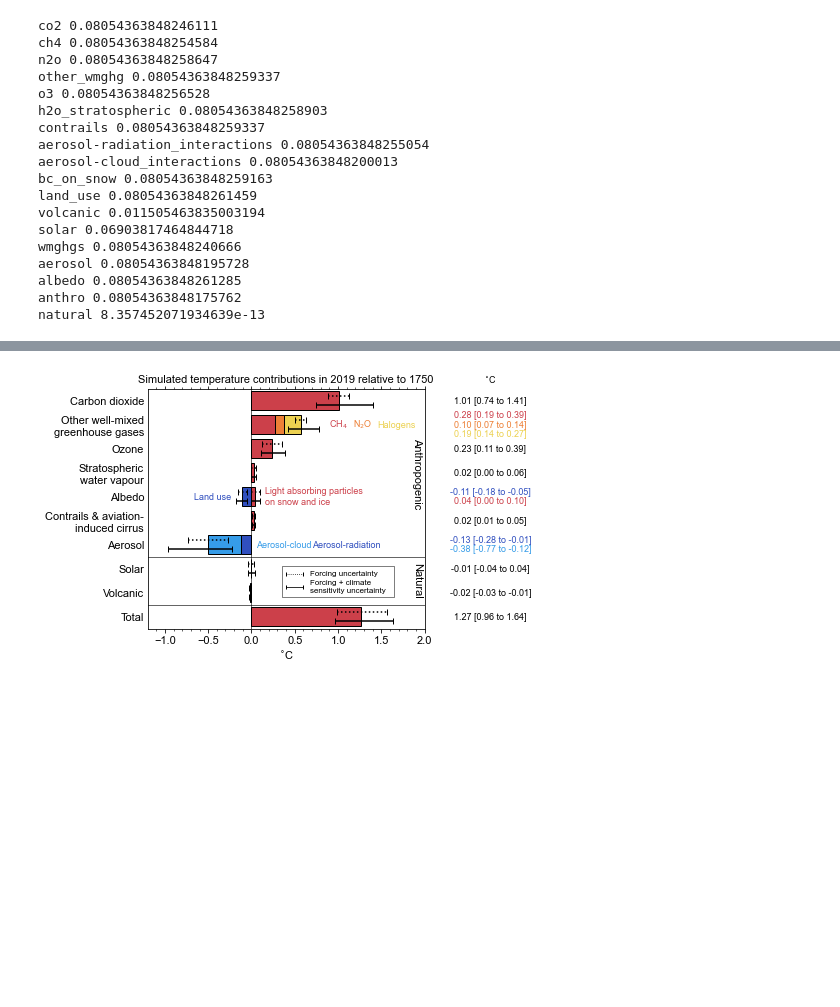
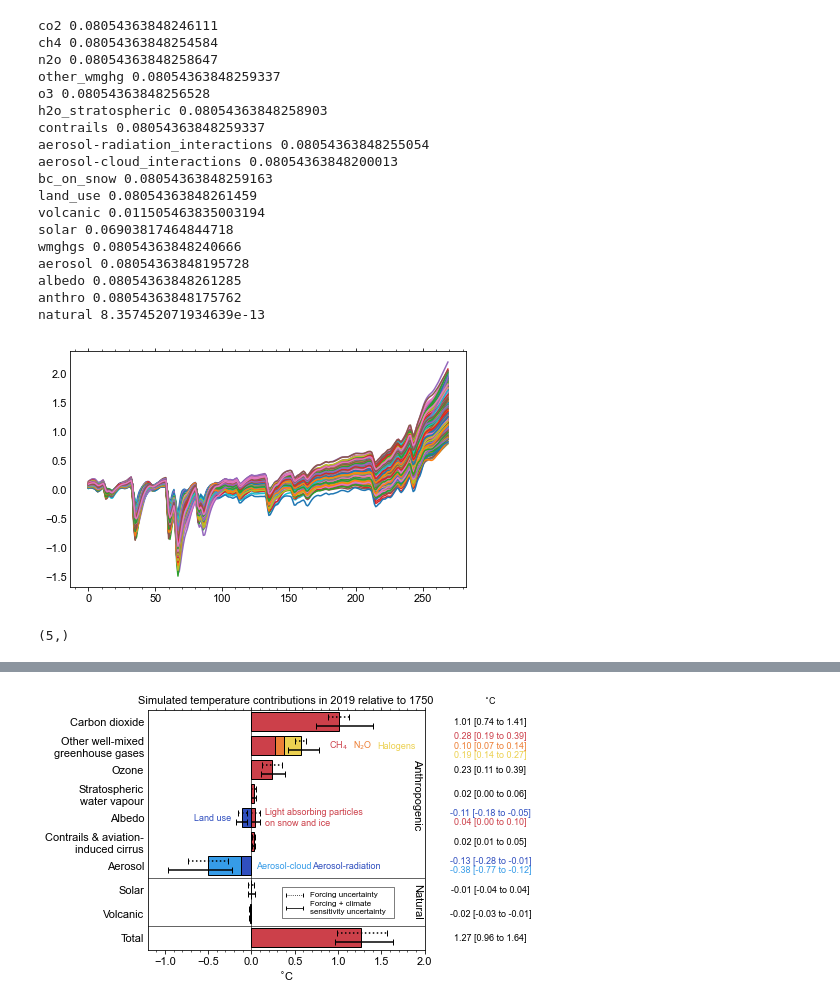
Before and after one commit to chrisroadmap/ar6, a Jupyter notebook: notebooks/220_chapter7_fig7.7.ipynb, the cells around one changed output, grey strips where cells are left out. Cells and saved outputs as stored; diff of their text form; code cells hidden in the pictures; blank space fills up the shorter version.

```diff
--- a/notebooks/220_chapter7_fig7.7.ipynb
+++ b/notebooks/220_chapter7_fig7.7.ipynb
@@ -70,6 +72,10 @@ aerosol 0.08054363848195728
 albedo 0.08054363848261285
 anthro 0.08054363848175762
 natural 8.357452071934639e-13
+# %%
+pl.plot(results['AR6-historical_climuncert']['surface_temperature']);
+# %% [output]
+[figure, added]
 # %%
 AR6_forc = {}
 AR6_ecsforc = {}
@@ -123,6 +129,10 @@ AR6_ecsforc['ch4+n2o+cfc'] = np.percentile(non_co2_ghgs, (5,16,50,84,95))
 
 AR6_forc['total'] = np.percentile(results['AR6-historical']['surface_temperature'][-1] - results['AR6-historical']['surface_temperature'][0], (5,16,50,84,95))
 AR6_ecsforc['total'] = np.percentile(results['AR6-historical_climuncert']['surface_temperature'][-1] - results['AR6-historical_climuncert']['surface_temperature'][0], (5,16,50,84,95))
+# %%
+AR6_forc['total'].shape
+# %% [output]
+(5,)
 # %%
 print(AR6_ecsforc['natural'])
 print(AR6_ecsforc['anthro'])
```
Also changed, not shown: parts of 7 cells of this notebook, 2 other files.
